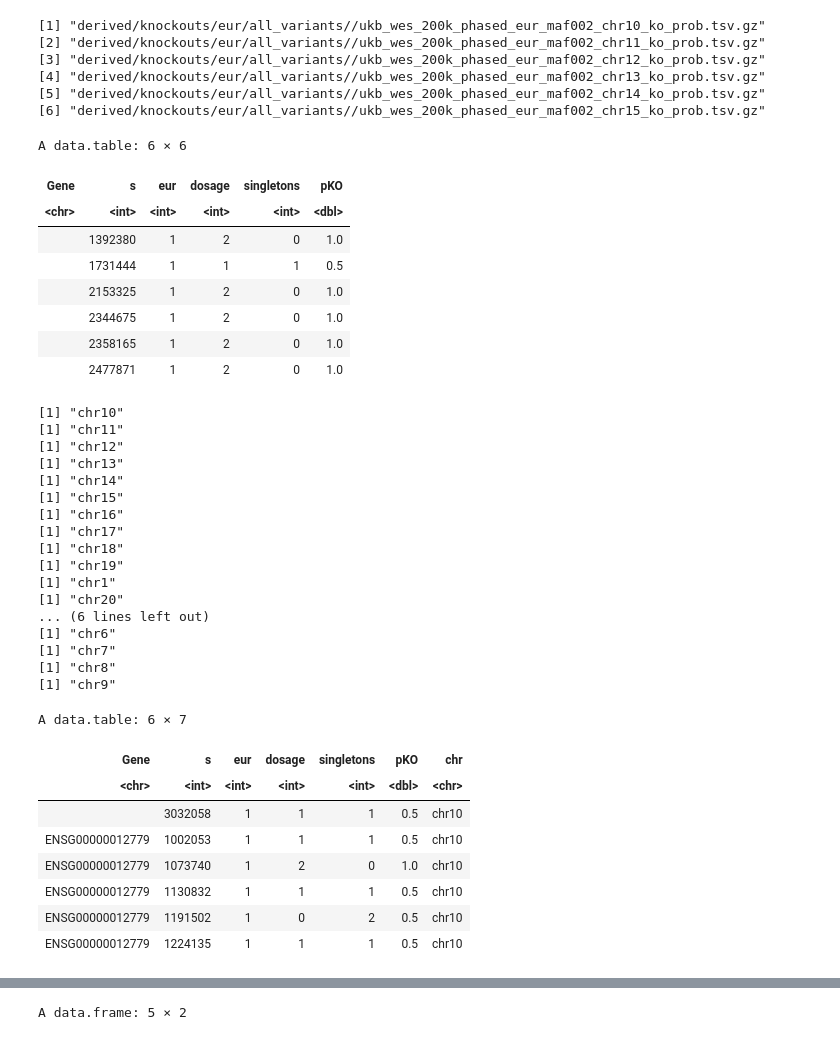
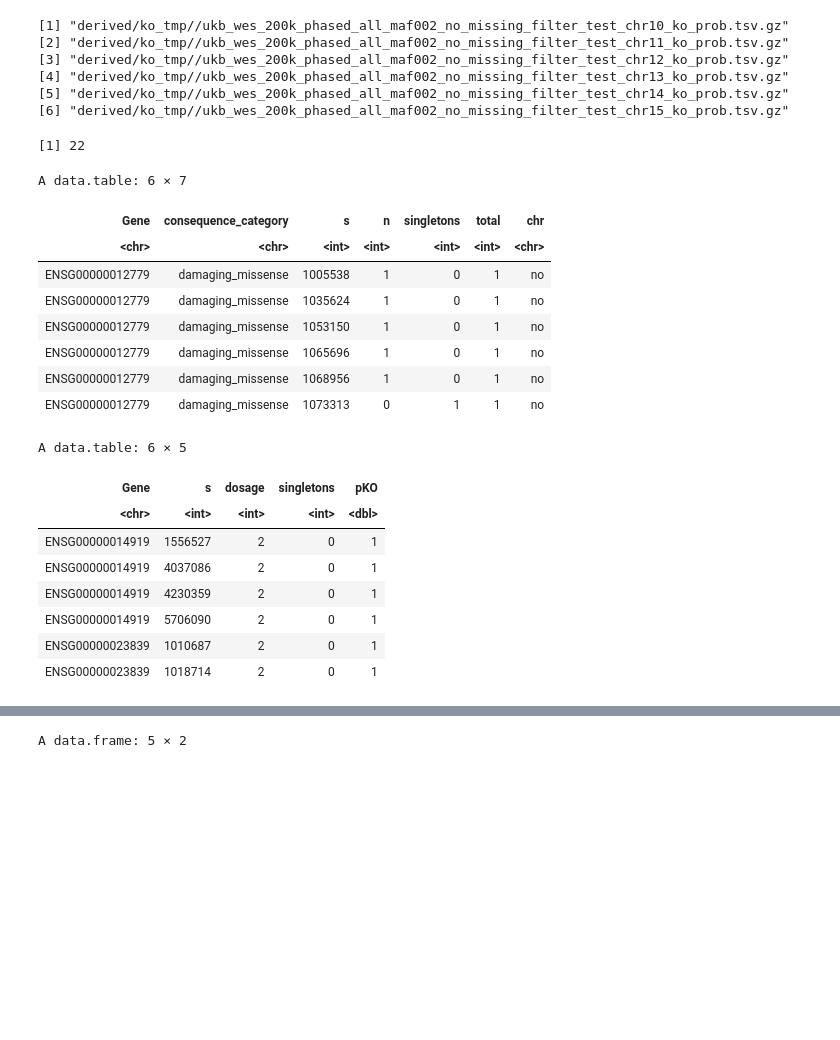
Before and after one commit to frhl/wes_ko_ukbb, a Jupyter notebook: notebooks/summary.ipynb, the cells around one changed output, grey strips where cells are left out. Cells and saved outputs as stored; diff of their text form; code cells hidden in the pictures; blank space fills up the shorter version.

Commit message:
Fixed error resulting in no compound hetz knockouts

```diff
--- a/notebooks/summary.ipynb
+++ b/notebooks/summary.ipynb
@@ -5,66 +5,47 @@ library(ggplot2)
 # %%
 # get files
 setwd('/well/lindgren/UKBIOBANK/flassen/projects/KO/wes_ko_ukbb/')
-files = sort(list.files('derived/knockouts/eur/all_variants/', full.names = TRUE, pattern = 'ko_prob'))
+files = sort(list.files('derived/ko_tmp/', full.names = TRUE, pattern = 'ko_prob'))
 print(head(files))
 # %% [output]
-[1] "derived/knockouts/eur/all_variants//ukb_wes_200k_phased_eur_maf002_chr10_ko_prob.tsv.gz"
-[2] "derived/knockouts/eur/all_variants//ukb_wes_200k_phased_eur_maf002_chr11_ko_prob.tsv.gz"
-[3] "derived/knockouts/eur/all_variants//ukb_wes_200k_phased_eur_maf002_chr12_ko_prob.tsv.gz"
-[4] "derived/knockouts/eur/all_variants//ukb_wes_200k_phased_eur_maf002_chr13_ko_prob.tsv.gz"
-[5] "derived/knockouts/eur/all_variants//ukb_wes_200k_phased_eur_maf002_chr14_ko_prob.tsv.gz"
-[6] "derived/knockouts/eur/all_variants//ukb_wes_200k_phased_eur_maf002_chr15_ko_prob.tsv.gz"
+[1] "derived/ko_tmp//ukb_wes_200k_phased_all_maf002_no_missing_filter_test_chr10_ko_prob.tsv.gz"
+[2] "derived/ko_tmp//ukb_wes_200k_phased_all_maf002_no_missing_filter_test_chr11_ko_prob.tsv.gz"
+[3] "derived/ko_tmp//ukb_wes_200k_phased_all_maf002_no_missing_filter_test_chr12_ko_prob.tsv.gz"
+[4] "derived/ko_tmp//ukb_wes_200k_phased_all_maf002_no_missing_filter_test_chr13_ko_prob.tsv.gz"
+[5] "derived/ko_tmp//ukb_wes_200k_phased_all_maf002_no_missing_filter_test_chr14_ko_prob.tsv.gz"
+[6] "derived/ko_tmp//ukb_wes_200k_phased_all_maf002_no_missing_filter_test_chr15_ko_prob.tsv.gz"
 # %%
-d1 = fread(files[2])
+length(files)
 head(d1)
 #hist(d1$singletons)
 # %% [output]
-A data.table: 6 × 6
+[1] 22
+A data.table: 6 × 7
-| Gene | s | eur | dosage | singletons | pKO |
-| <chr> | <int> | <int> | <int> | <int> | <dbl> |
-|  | 1392380 | 1 | 2 | 0 | 1.0 |
-|  | 1731444 | 1 | 1 | 1 | 0.5 |
-|  | 2153325 | 1 | 2 | 0 | 1.0 |
-|  | 2344675 | 1 | 2 | 0 | 1.0 |
-|  | 2358165 | 1 | 2 | 0 | 1.0 |
-|  | 2477871 | 1 | 2 | 0 | 1.0 |
+| Gene | consequence_category | s | n | singletons | total | chr |
+| <chr> | <chr> | <int> | <int> | <int> | <int> | <chr> |
+| ENSG00000012779 | damaging_missense | 1005538 | 1 | 0 | 1 | no |
+| ENSG00000012779 | damaging_missense | 1035624 | 1 | 0 | 1 | no |
+| ENSG00000012779 | damaging_missense | 1053150 | 1 | 0 | 1 | no |
+| ENSG00000012779 | damaging_missense | 1065696 | 1 | 0 | 1 | no |
+| ENSG00000012779 | damaging_missense | 1068956 | 1 | 0 | 1 | no |
+| ENSG00000012779 | damaging_missense | 1073313 | 0 | 1 | 1 | no |
 # %%
-#d1 <- fread(files[1])
-#head(d1)
-
 d1 <- do.call(rbind, lapply(files, function(f){
     d = fread(f)
     name = basename(f)
     chr = unlist(lapply(strsplit(name, split = '_'), function(x) x[7]))
-    print(chr)
-    d$chr = chr
+    #print(chr)
+    #d$chr = chr
     return(d)
 }))
 head(d1)
 # %% [output]
-[1] "chr10"
-[1] "chr11"
-[1] "chr12"
-[1] "chr13"
-[1] "chr14"
-[1] "chr15"
-[1] "chr16"
-[1] "chr17"
-[1] "chr18"
-[1] "chr19"
-[1] "chr1"
-[1] "chr20"
-... (6 lines left out)
-[1] "chr6"
-[1] "chr7"
-[1] "chr8"
-[1] "chr9"
+A data.table: 6 × 5
-A data.table: 6 × 7
-| Gene | s | eur | dosage | singletons | pKO | chr |
-| <chr> | <int> | <int> | <int> | <int> | <dbl> | <chr> |
-|  | 3032058 | 1 | 1 | 1 | 0.5 | chr10 |
-| ENSG00000012779 | 1002053 | 1 | 1 | 1 | 0.5 | chr10 |
-| ENSG00000012779 | 1073740 | 1 | 2 | 0 | 1.0 | chr10 |
-| ENSG00000012779 | 1130832 | 1 | 1 | 1 | 0.5 | chr10 |
-| ENSG00000012779 | 1191502 | 1 | 0 | 2 | 0.5 | chr10 |
-| ENSG00000012779 | 1224135 | 1 | 1 | 1 | 0.5 | chr10 |
+| Gene | s | dosage | singletons | pKO |
+| <chr> | <int> | <int> | <int> | <dbl> |
+| ENSG00000014919 | 1556527 | 2 | 0 | 1 |
+| ENSG00000014919 | 4037086 | 2 | 0 | 1 |
+| ENSG00000014919 | 4230359 | 2 | 0 | 1 |
+| ENSG00000014919 | 5706090 | 2 | 0 | 1 |
+| ENSG00000023839 | 1010687 | 2 | 0 | 1 |
+| ENSG00000023839 | 1018714 | 2 | 0 | 1 |
```
Also changed, not shown: parts of 10 cells of this notebook, 13 other files.
